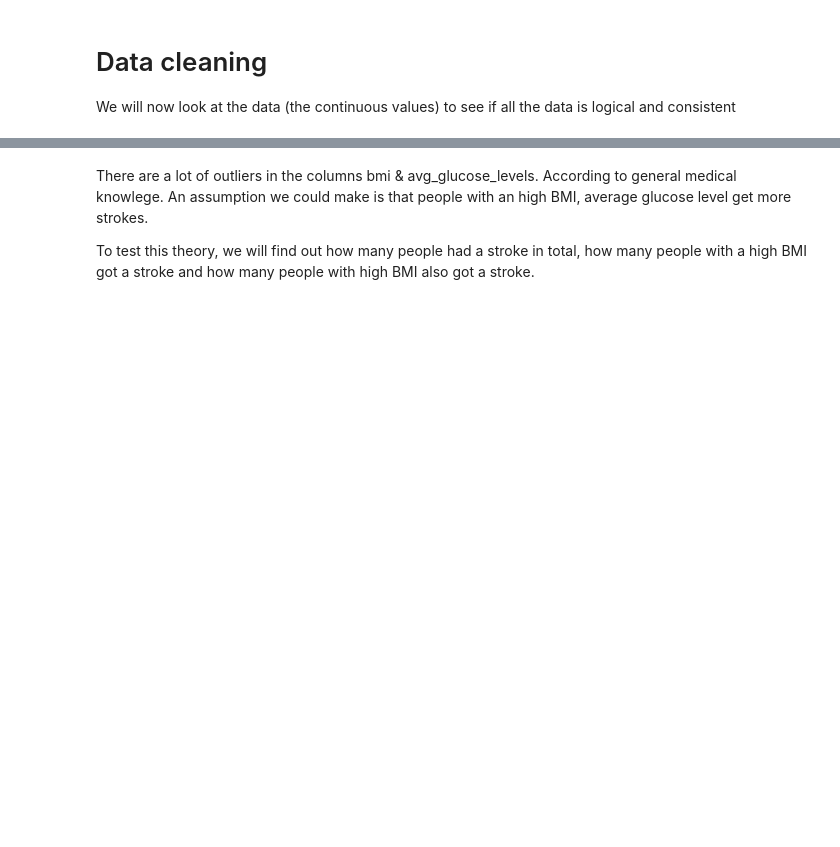
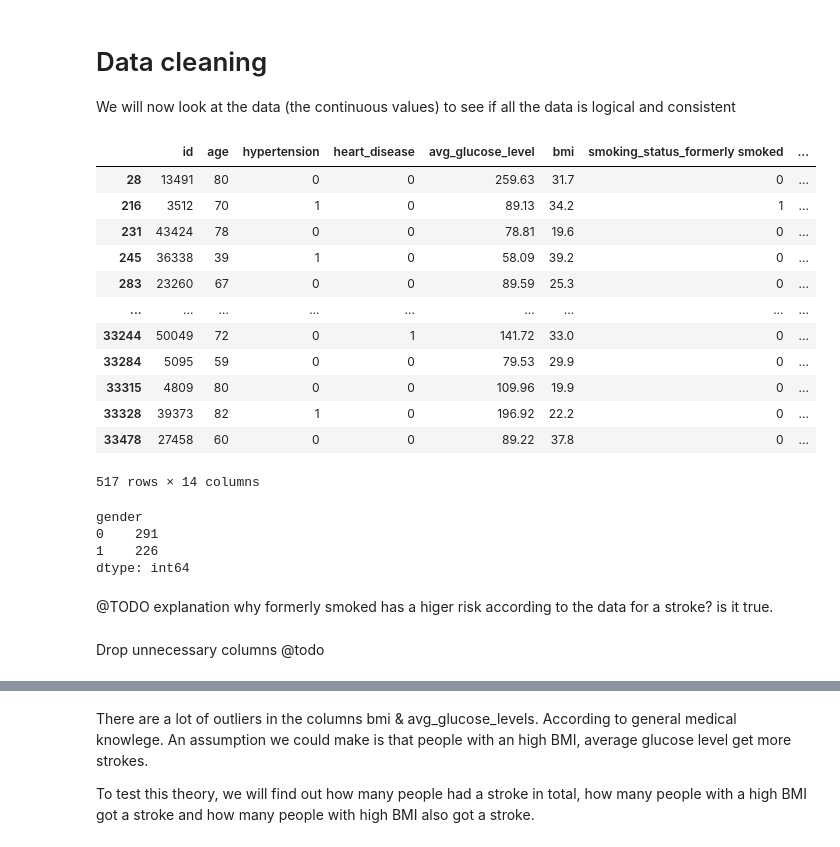
Before and after one commit to wi22b050/ML-International, a Jupyter notebook: draft_one_eda.ipynb, the cells around one changed output, grey strips where cells are left out. Cells and saved outputs as stored; diff of their text form; code cells hidden in the pictures; blank space fills up the shorter version.

```diff
--- a/draft_one_eda.ipynb
+++ b/draft_one_eda.ipynb
@@ -54,3 +155,5 @@ df_numeric.describe()
 While looking at the data , there are 5 collumns that have continuous numerical values like: 'age', 'hypertension', 'heart_disease', 'avg_glucose_level' and 'bmi'.
 
 The other columns are only true or false statement.
+# %%
+df[df.select_dtypes(include='bool').columns] = df.select_dtypes(include='bool').astype(int)
@@ -97,0 +173,30 @@ plot_boxplots(df_subset)
+# %%
+df_stroke = df[df['stroke'] == 1]
+display(df_stroke)
+# %% [output]
+|  | id | age | hypertension | heart_disease | avg_glucose_level | bmi | smoking_status_formerly smoked | ... |
+| 28 | 13491 | 80 | 0 | 0 | 259.63 | 31.7 | 0 | ... |
+| 216 | 3512 | 70 | 1 | 0 | 89.13 | 34.2 | 1 | ... |
+| 231 | 43424 | 78 | 0 | 0 | 78.81 | 19.6 | 0 | ... |
+| 245 | 36338 | 39 | 1 | 0 | 58.09 | 39.2 | 0 | ... |
+| 283 | 23260 | 67 | 0 | 0 | 89.59 | 25.3 | 0 | ... |
+| ... | ... | ... | ... | ... | ... | ... | ... | ... |
+| 33244 | 50049 | 72 | 0 | 1 | 141.72 | 33.0 | 0 | ... |
+| 33284 | 5095 | 59 | 0 | 0 | 79.53 | 29.9 | 0 | ... |
+| 33315 | 4809 | 80 | 0 | 0 | 109.96 | 19.9 | 0 | ... |
+| 33328 | 39373 | 82 | 1 | 0 | 196.92 | 22.2 | 0 | ... |
+| 33478 | 27458 | 60 | 0 | 0 | 89.22 | 37.8 | 0 | ... |
+517 rows × 14 columns
+# %%
+df_nostroke = df[df['stroke'] == 1]
+stroke_count_by_gender = df_nostroke.groupby('gender').size()
+display(stroke_count_by_gender)
+# %% [output]
+gender
+0    291
+1    226
+dtype: int64
+# %% [markdown]
+@TODO explanation why formerly smoked has a higer risk according to the data for a stroke? is it true.
+# %% [markdown]
+Drop unnecessary columns @todo
```
Also changed, not shown: parts of 21 cells of this notebook.
